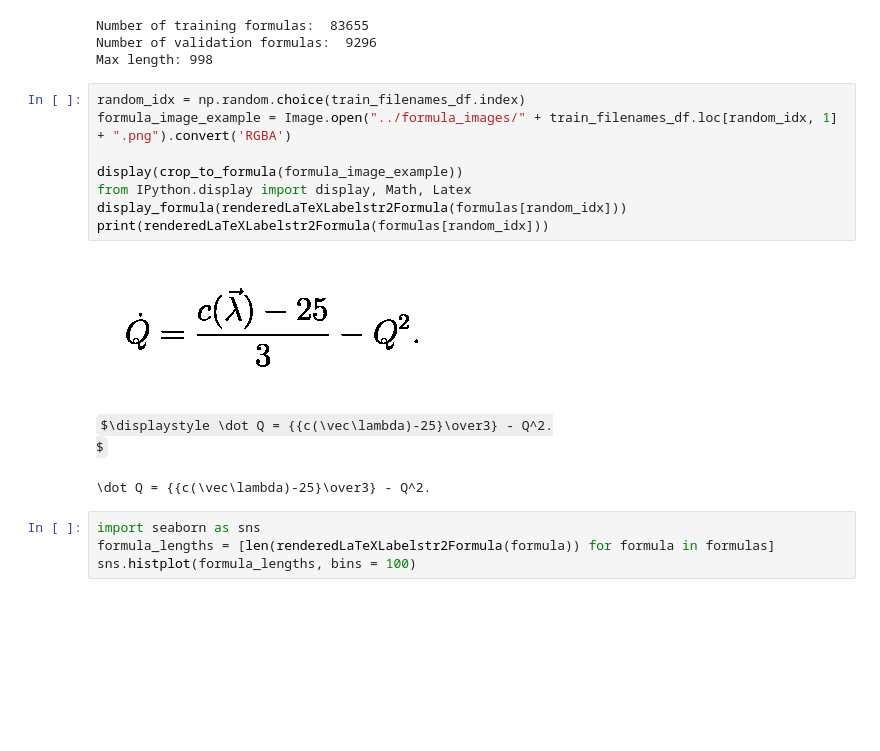
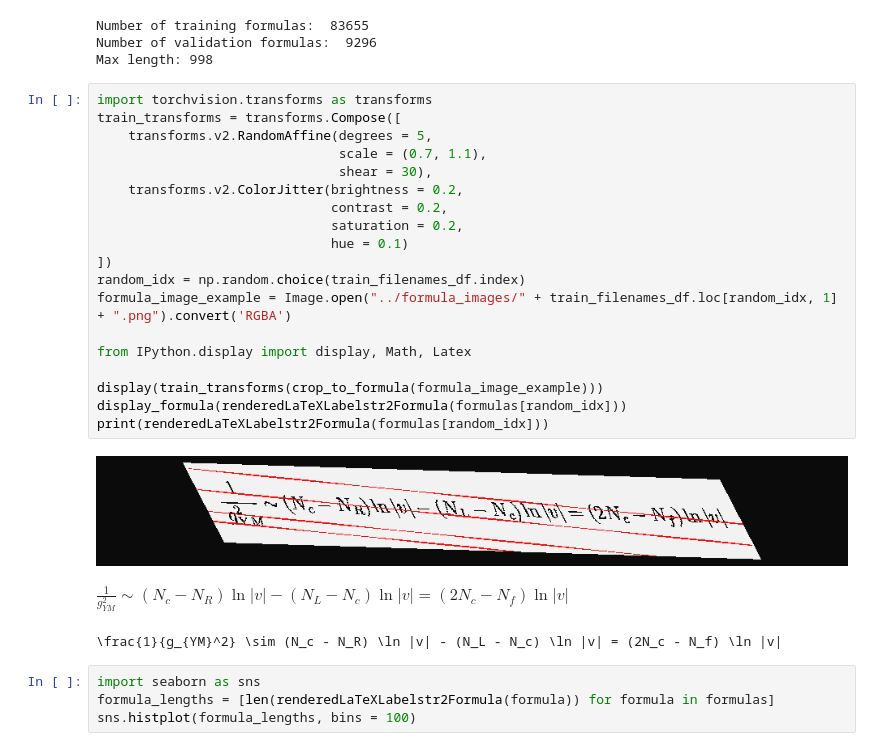
Before and after one commit to leonlenk/LaTeX_OCR, a Jupyter notebook: scripts/TrOCR.ipynb, the cells around one changed output. Saved outputs shown, nothing was run; the diff lists cells and outputs as text; some formulas as TeX source; blank space fills up the shorter version.

Commit message:
Added data augmentation script to LaTeXOCR training data.

```diff
--- a/scripts/TrOCR.ipynb
+++ b/scripts/TrOCR.ipynb
@@ -107,18 +109,29 @@ Number of training formulas:  83655
 Number of validation formulas:  9296
 Max length: 998
 # %%
+import torchvision.transforms as transforms
+train_transforms = transforms.Compose([
+    transforms.v2.RandomAffine(degrees = 5,
+                               scale = (0.7, 1.1),
+                               shear = 30),
+    transforms.v2.ColorJitter(brightness = 0.2,
+                              contrast = 0.2,
+                              saturation = 0.2,
+                              hue = 0.1)
+])
 random_idx = np.random.choice(train_filenames_df.index)
 formula_image_example = Image.open("../formula_images/" + train_filenames_df.loc[random_idx, 1] + ".png").convert('RGBA')
 
-display(crop_to_formula(formula_image_example))
 from IPython.display import display, Math, Latex
+
+display(train_transforms(crop_to_formula(formula_image_example)))
 display_formula(renderedLaTeXLabelstr2Formula(formulas[random_idx]))
 print(renderedLaTeXLabelstr2Formula(formulas[random_idx]))
 # %% [output]
-[figure, old version]
+[figure, new version]
-$\displaystyle \dot Q = {{c(\vec\lambda)-25}\over3} - Q^2.
+$\displaystyle \frac{1}{g_{YM}^2} \sim (N_c - N_R) \ln |v| - (N_L - N_c) \ln |v| = (2N_c - N_f) \ln |v|
 $
-\dot Q = {{c(\vec\lambda)-25}\over3} - Q^2.
+\frac{1}{g_{YM}^2} \sim (N_c - N_R) \ln |v| - (N_L - N_c) \ln |v| = (2N_c - N_f) \ln |v|
 # %%
 import seaborn as sns
 formula_lengths = [len(renderedLaTeXLabelstr2Formula(formula)) for formula in formulas]
```
Also changed, not shown: parts of 3 cells of this notebook, 2 other files.
